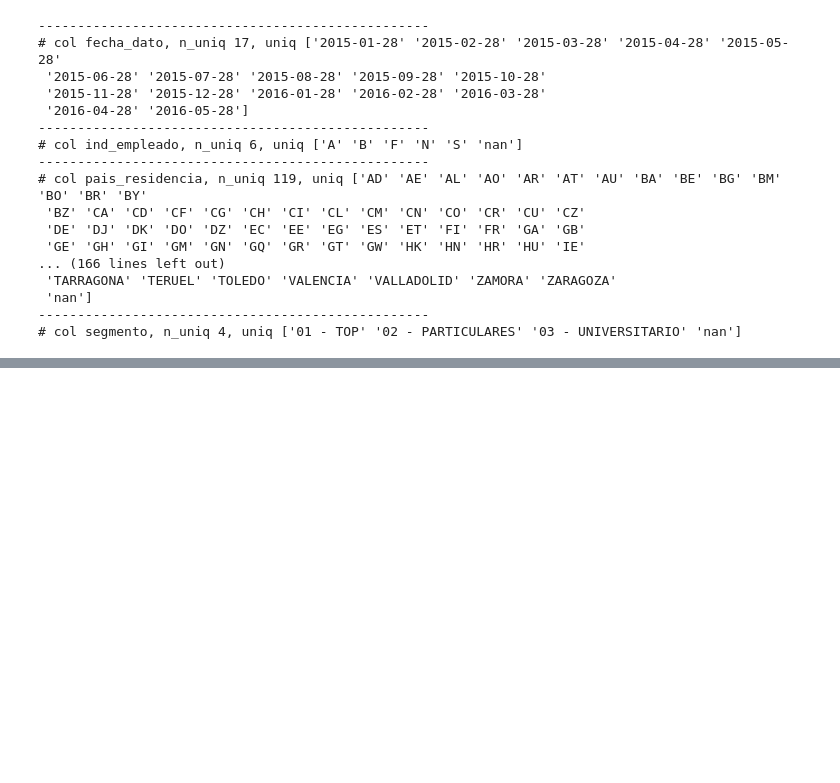
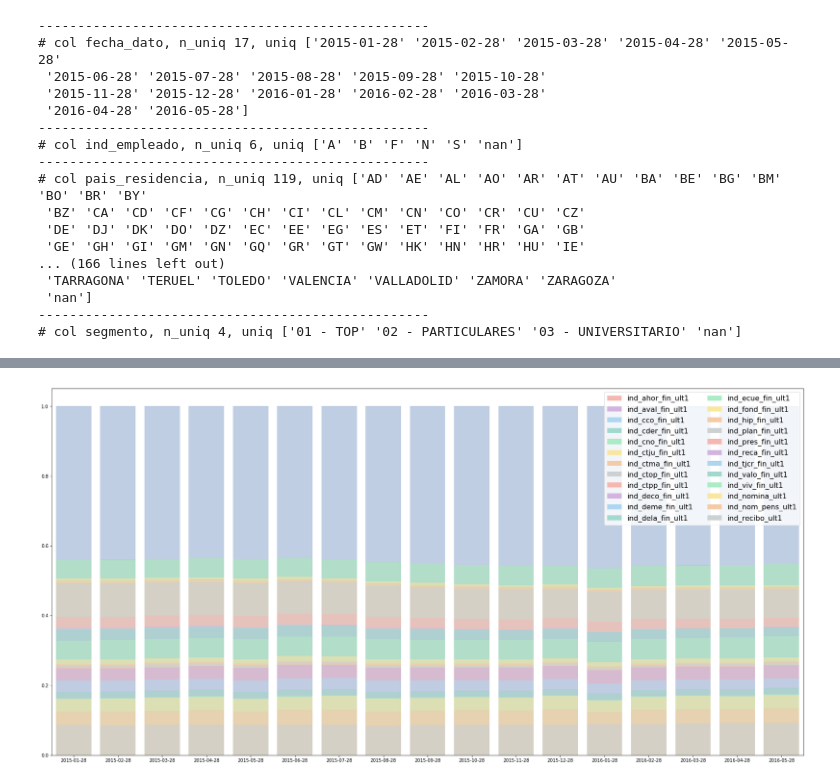
Before and after one commit to sp9103/KaggleStudy, a Jupyter notebook: Santander/data-analyze.ipynb, the cells around one changed output, grey strips where cells are left out. Drawn from its saved outputs; the diff is of its cells as text; code cells hidden in the pictures; blank space fills up the shorter version.

```diff
--- a/Santander/data-analyze.ipynb
+++ b/Santander/data-analyze.ipynb
@@ -162,0 +191,5 @@ col :  fecha_alta
+# %%
+label_sum_percent = label_sum_over_time / label_sum_over_time[0]
+visualizeBarChart(label_sum_percent)
+# %% [output]
+[figure, added]
```
Also changed, not shown: parts of 4 cells of this notebook.
